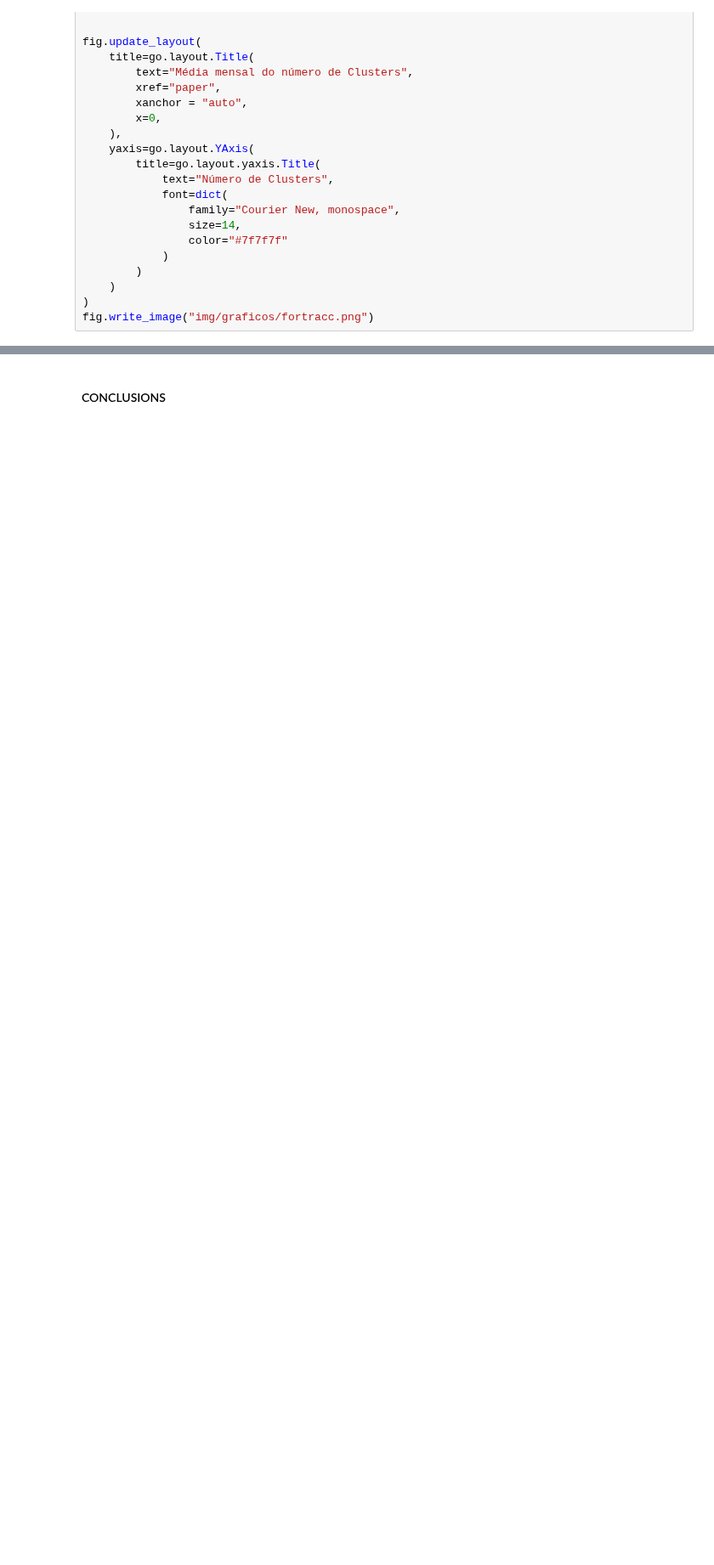
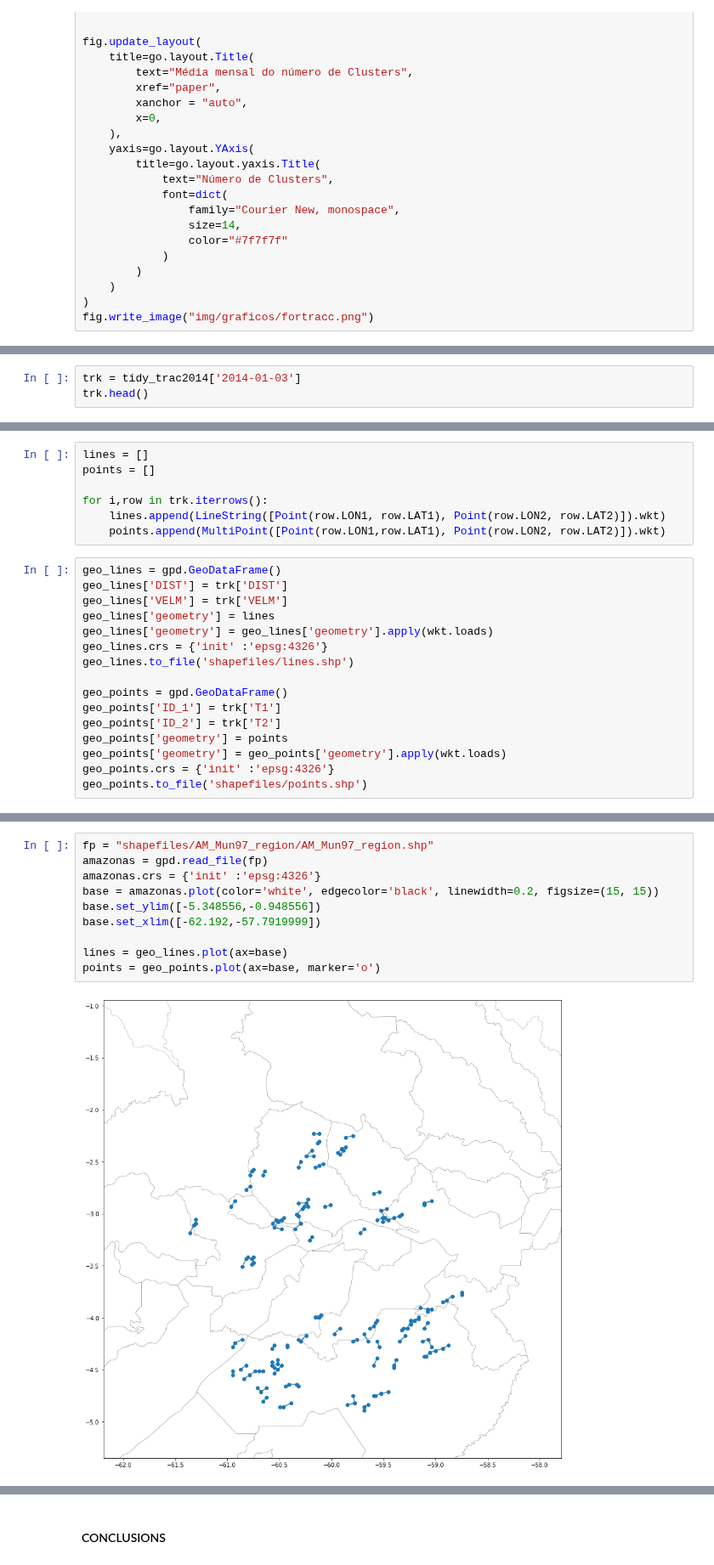
Before and after one commit to helvecioneto/CAP-394, a Jupyter notebook: 01-EDA.ipynb, the cells around one changed output, grey strips where cells are left out. Shown at 85% size. Saved outputs shown, nothing was run; the diff lists cells and outputs as text; blank space fills up the shorter version.

Commit message:
Tracking movement, plots trajectory and count clusters in city

```diff
--- a/01-EDA.ipynb
+++ b/01-EDA.ipynb
@@ -1067,0 +1079,3 @@ fig.write_image("img/graficos/fortracc.png")
+# %%
+trk = tidy_trac2014['2014-01-03']
+trk.head()
@@ -1067,0 +1092,23 @@ fig.write_image("img/graficos/fortracc.png")
+# %%
+lines = []
+points = []
+
+for i,row in trk.iterrows():
+    lines.append(LineString([Point(row.LON1, row.LAT1), Point(row.LON2, row.LAT2)]).wkt)
+    points.append(MultiPoint([Point(row.LON1,row.LAT1), Point(row.LON2, row.LAT2)]).wkt)
+# %%
+geo_lines = gpd.GeoDataFrame()
+geo_lines['DIST'] = trk['DIST']
+geo_lines['VELM'] = trk['VELM']
+geo_lines['geometry'] = lines
+geo_lines['geometry'] = geo_lines['geometry'].apply(wkt.loads)
+geo_lines.crs = {'init' :'epsg:4326'}
+geo_lines.to_file('shapefiles/lines.shp')
+
+geo_points = gpd.GeoDataFrame()
+geo_points['ID_1'] = trk['T1']
+geo_points['ID_2'] = trk['T2']
+geo_points['geometry'] = points
+geo_points['geometry'] = geo_points['geometry'].apply(wkt.loads)
+geo_points.crs = {'init' :'epsg:4326'}
+geo_points.to_file('shapefiles/points.shp')
@@ -1067,0 +1137,12 @@ fig.write_image("img/graficos/fortracc.png")
+# %%
+fp = "shapefiles/AM_Mun97_region/AM_Mun97_region.shp"
+amazonas = gpd.read_file(fp)
+amazonas.crs = {'init' :'epsg:4326'}
+base = amazonas.plot(color='white', edgecolor='black', linewidth=0.2, figsize=(15, 15))
+base.set_ylim([-5.348556,-0.948556])
+base.set_xlim([-62.192,-57.7919999])
+
+lines = geo_lines.plot(ax=base)
+points = geo_points.plot(ax=base, marker='o')
+# %% [output]
+[figure, added]
```
Also changed, not shown: parts of 20 cells of this notebook, 20 other files.
